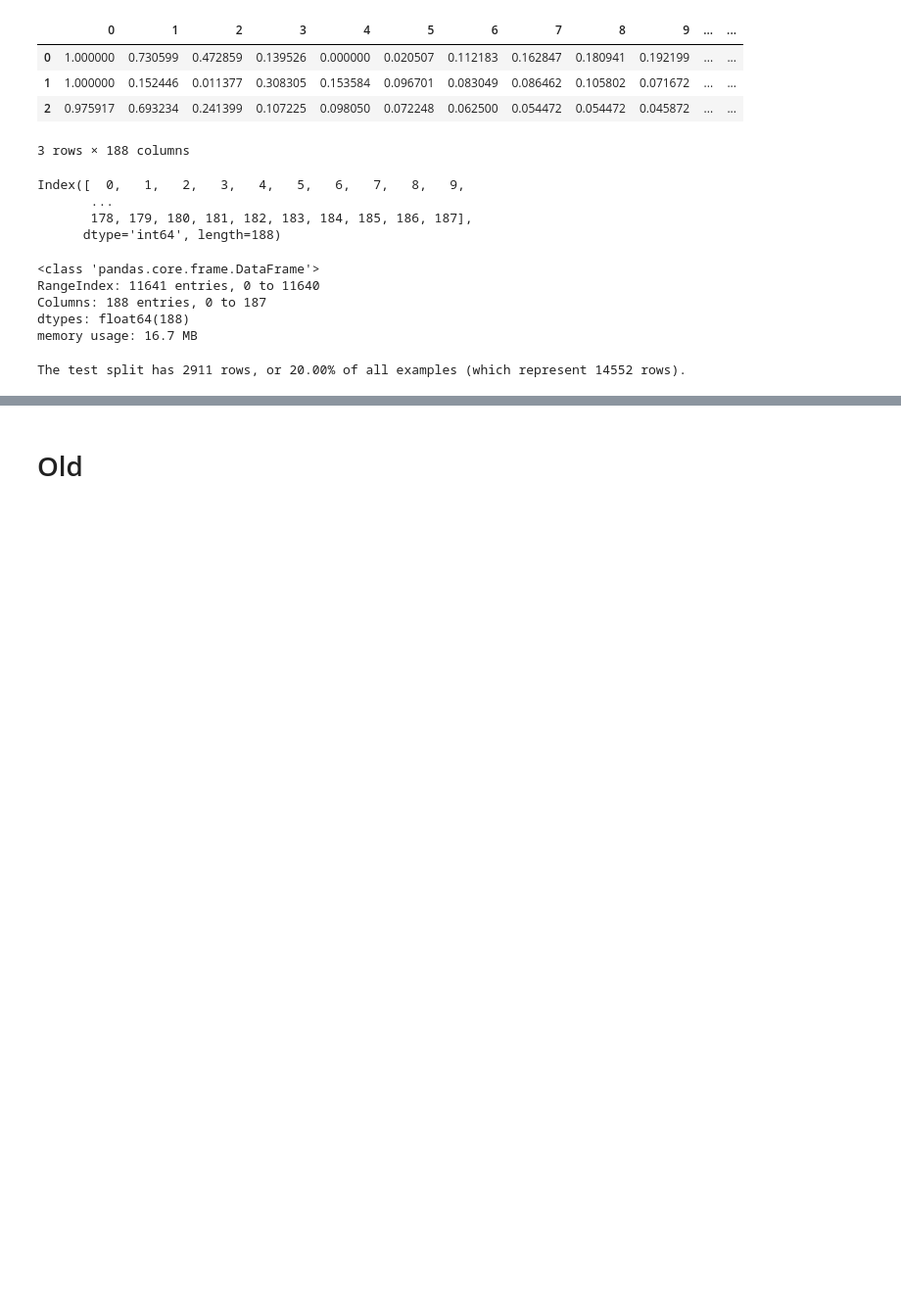
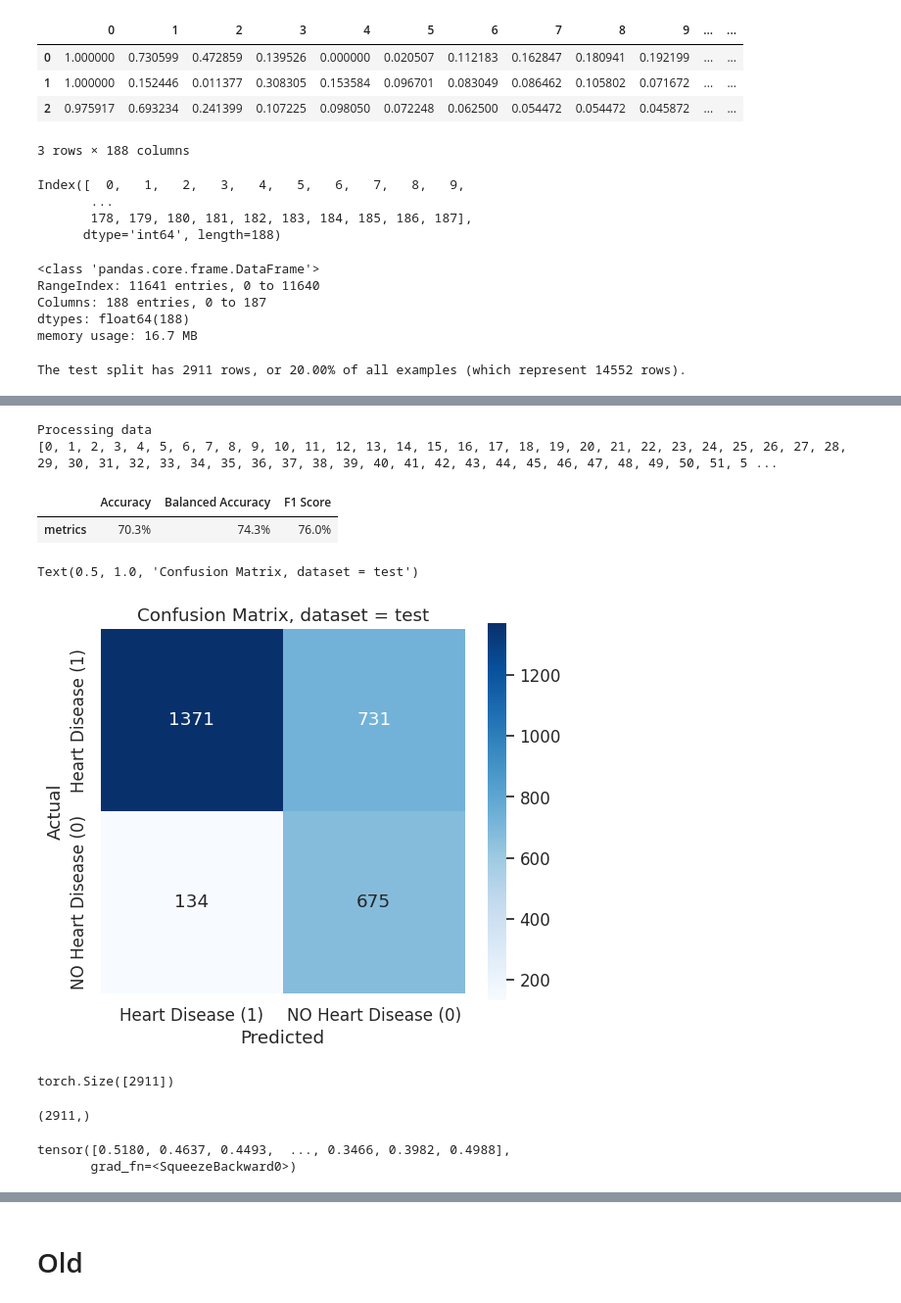
Before and after one commit to juliepinole/proj2, a Jupyter notebook: task_1/Task_1_ML.ipynb, the cells around one changed output, grey strips where cells are left out. Shown at 98% size. Cells and saved outputs as stored; diff of their text form; code cells hidden in the pictures; blank space fills up the shorter version.

```diff
--- a/task_1/Task_1_ML.ipynb
+++ b/task_1/Task_1_ML.ipynb
@@ -171,0 +409,32 @@ import graph as gr
+# %%
+if data_specs['already_processed']:
+    print('Data were already processed for training.')
+    x_features = data_specs['data']['x']
+    y_true = data_specs['data']['y']
+else:
+        print('Processing data')
+        processed_data, _, _, _ = lib.pre_process_features(
+                data_specs['data'],
+                num_features=num_features,
+                categorical_features=categorical_features,
+                category_to_drop=category_to_drop,
+                label_col=label_col,
+                add_one_hot_encoded=base.add_one_hot_encoded,
+                add_embeddings=False,
+                stand_features=base.stand_features,
+                test_size=base.test_size,
+                random_state=base.random_state_test_train_split,
+                split_data=False,
+								replace_pb_values={},
+        )
+        x_features = processed_data.tensors['X_train']['all']
+        y_true = processed_data.tensors['y_train']
+# %% [output]
+Processing data
+[0, 1, 2, 3, 4, 5, 6, 7, 8, 9, 10, 11, 12, 13, 14, 15, 16, 17, 18, 19, 20, 21, 22, 23, 24, 25, 26, 27, 28, 29, 30, 31, 32, 33, 34, 35, 36, 37, 38, 39, 40, 41, 42, 43, 44, 45, 46, 47, 48, 49, 50, 51, 5 ...
+# %%
+model.eval()
+y_pred_tensor = torch.squeeze(model(x_features))
+y_pred_round_tensor = y_pred_tensor.round()
+y_pred = y_pred_tensor.detach().numpy()
+y_pred_round = y_pred_round_tensor.detach().numpy()
@@ -171,0 +449,24 @@ import graph as gr
+# %%
+summary_metrics.style.format(format_dict)
+# %% [output]
+|  | Accuracy | Balanced Accuracy | F1 Score |
+| metrics | 70.3% | 74.3% | 76.0% |
+# %%
+logreg_conf_matrix = confusion_matrix(y_true, y_pred_round)
+plt.figure(figsize = (6,5))
+sns.set(font_scale=1.1)
+ax = sns.heatmap(
+    logreg_conf_matrix,
+    cmap='Blues',
+    annot=True,
+    fmt='d',
+    square=True,
+    xticklabels=['NO Heart Disease (0)', 'Heart Disease (1)'],
+    yticklabels=['NO Heart Disease (0)', 'Heart Disease (1)'])
+ax.set(xlabel='Predicted', ylabel='Actual')
+ax.invert_yaxis()
+ax.invert_xaxis()
+ax.set_title('Confusion Matrix, dataset = {}'.format(base.data_set))
+# %% [output]
+Text(0.5, 1.0, 'Confusion Matrix, dataset = test')
+[figure, added]
@@ -171,0 +476,13 @@ import graph as gr
+# %%
+y_true.shape
+# %% [output]
+torch.Size([2911])
+# %%
+y_pred.shape
+# %% [output]
+(2911,)
+# %%
+y_pred_tensor
+# %% [output]
+tensor([0.5180, 0.4637, 0.4493,  ..., 0.3466, 0.3982, 0.4988],
+       grad_fn=<SqueezeBackward0>)
```
Also changed, not shown: parts of 77 cells of this notebook, 3 other files.
